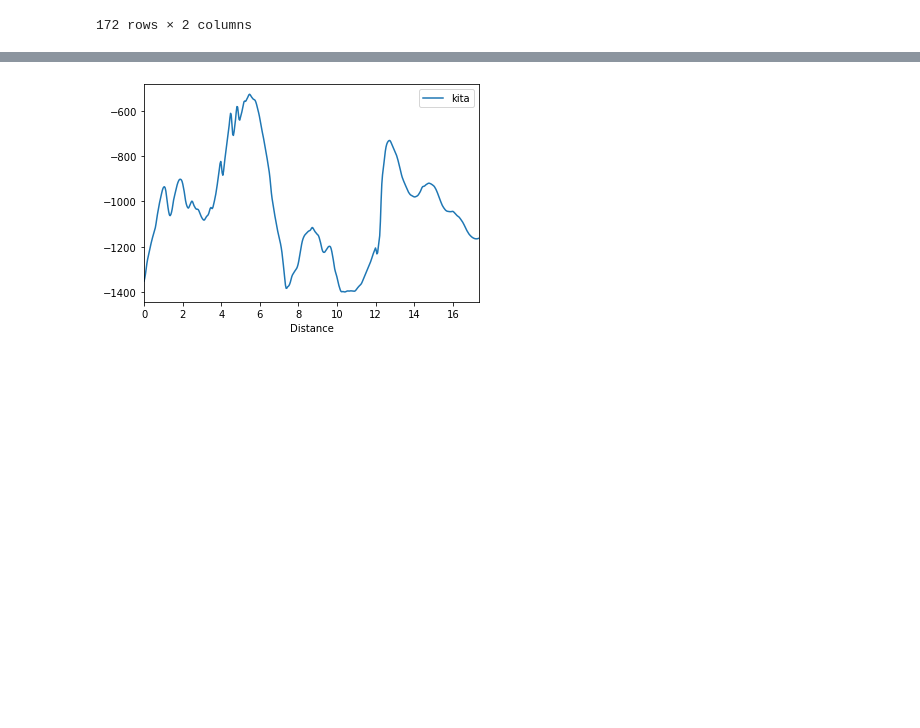
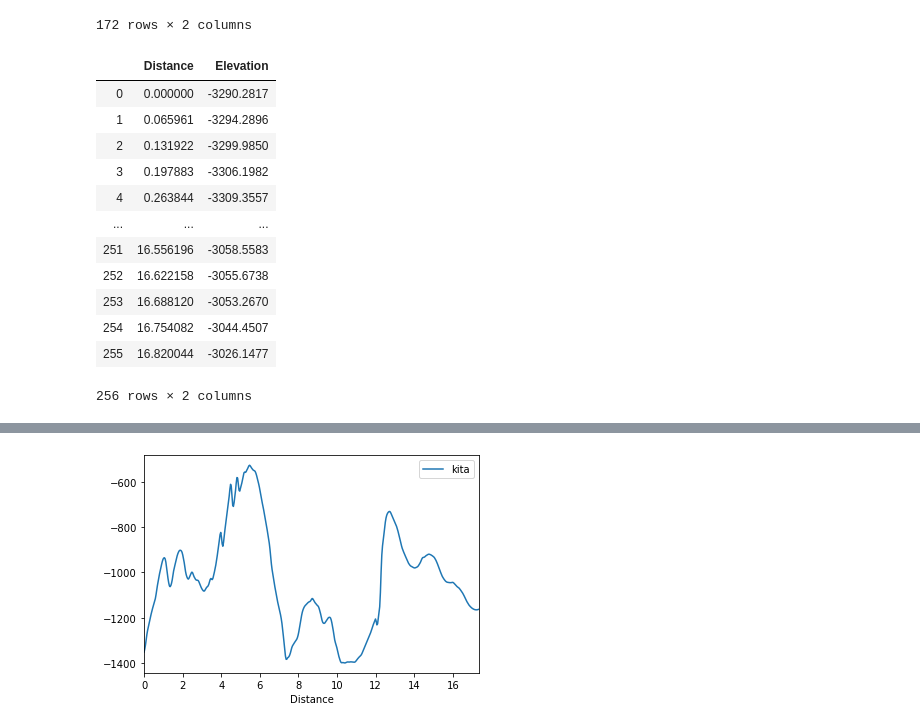
Before and after one commit to daxsoule/BOTPT, a Jupyter notebook: notebooks/volcanyc_alongaxis.ipynb, the cells around one changed output, grey strips where cells are left out. Saved outputs shown, nothing was run; the diff lists cells and outputs as text; code cells hidden in the pictures; blank space fills up the shorter version.

```diff
--- a/notebooks/volcanyc_alongaxis.ipynb
+++ b/notebooks/volcanyc_alongaxis.ipynb
@@ -141,3 +121,23 @@ df_aa_wm
 | 170 | 13.140771 | -2743.9963 |
 | 171 | 13.218070 | -2741.8518 |
 172 rows × 2 columns
+# %%
+aa_forecast = pd.read_csv('/home/jovyan/data/volcanyc/along_axis/forecast_seamount_along_axis_tbl.txt', delim_whitespace=True, dtype=object)
+df_aa_forecast = pd.DataFrame(aa_forecast).astype(float)
+del df_aa_forecast['Longitude']
+del df_aa_forecast['Latitude']
+df_aa_forecast
+# %% [output]
+|  | Distance | Elevation |
+| 0 | 0.000000 | -3290.2817 |
+| 1 | 0.065961 | -3294.2896 |
+| 2 | 0.131922 | -3299.9850 |
+| 3 | 0.197883 | -3306.1982 |
+| 4 | 0.263844 | -3309.3557 |
+| ... | ... | ... |
+| 251 | 16.556196 | -3058.5583 |
+| 252 | 16.622158 | -3055.6738 |
+| 253 | 16.688120 | -3053.2670 |
+| 254 | 16.754082 | -3044.4507 |
+| 255 | 16.820044 | -3026.1477 |
+256 rows × 2 columns
```
Also changed, not shown: parts of 9 cells of this notebook, 4 other files.
